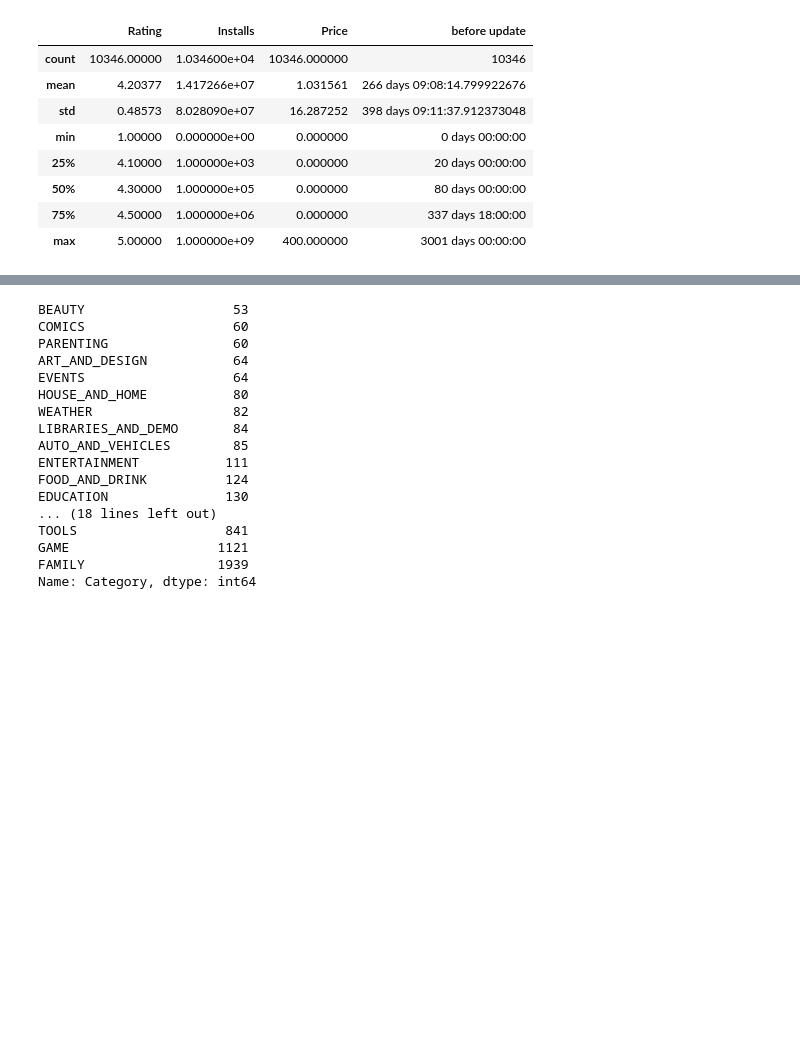
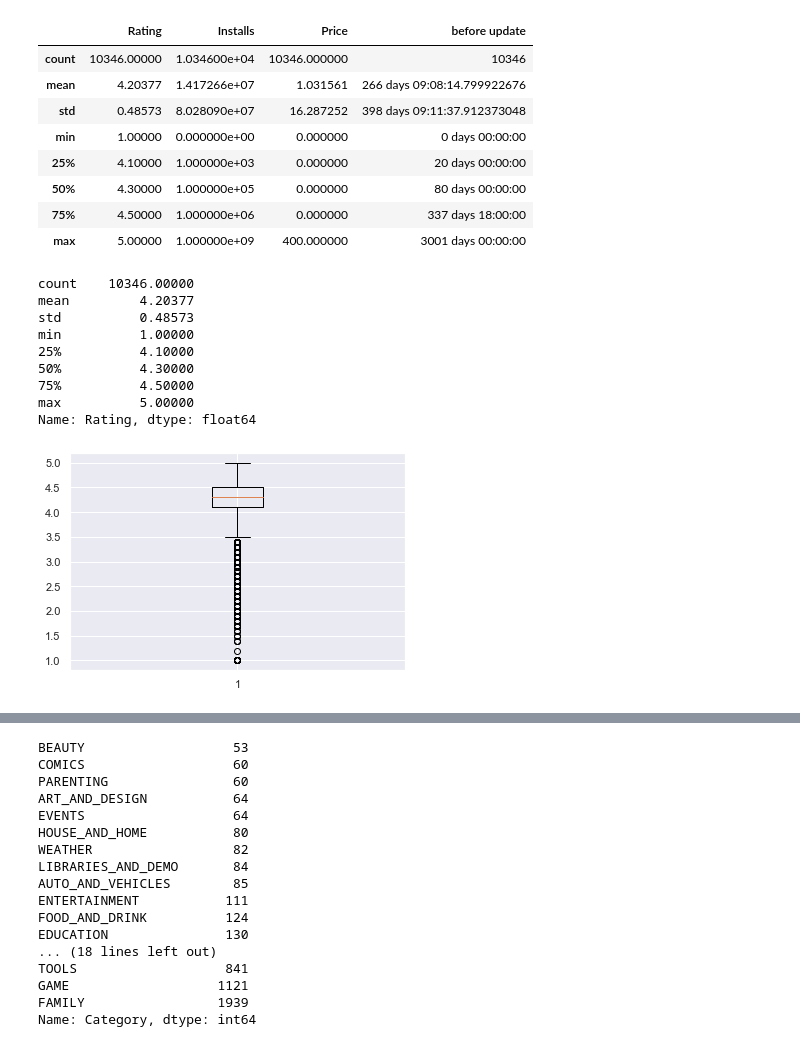
Before and after one commit to nguyengoc16/DataScience, a Jupyter notebook: GGplaystore-checkpoint.ipynb, the cells around one changed output, grey strips where cells are left out. Cells and saved outputs as stored; diff of their text form; code cells hidden in the pictures; blank space fills up the shorter version.

```diff
--- a/GGplaystore-checkpoint.ipynb
+++ b/GGplaystore-checkpoint.ipynb
@@ -184,3 +184,19 @@ google_data.describe()
 | 50% | 4.30000 | 1.000000e+05 | 0.000000 | 80 days 00:00:00 |
 | 75% | 4.50000 | 1.000000e+06 | 0.000000 | 337 days 18:00:00 |
 | max | 5.00000 | 1.000000e+09 | 400.000000 | 3001 days 00:00:00 |
+# %%
+#DESCRIPTIVE
+#Rating column
+plt.boxplot(google_data['Rating'])
+google_data['Rating'].describe()
+# %% [output]
+count    10346.00000
+mean         4.20377
+std          0.48573
+min          1.00000
+25%          4.10000
+50%          4.30000
+75%          4.50000
+max          5.00000
+Name: Rating, dtype: float64
+[figure, added]
```
Also changed, not shown: parts of 23 cells of this notebook.
